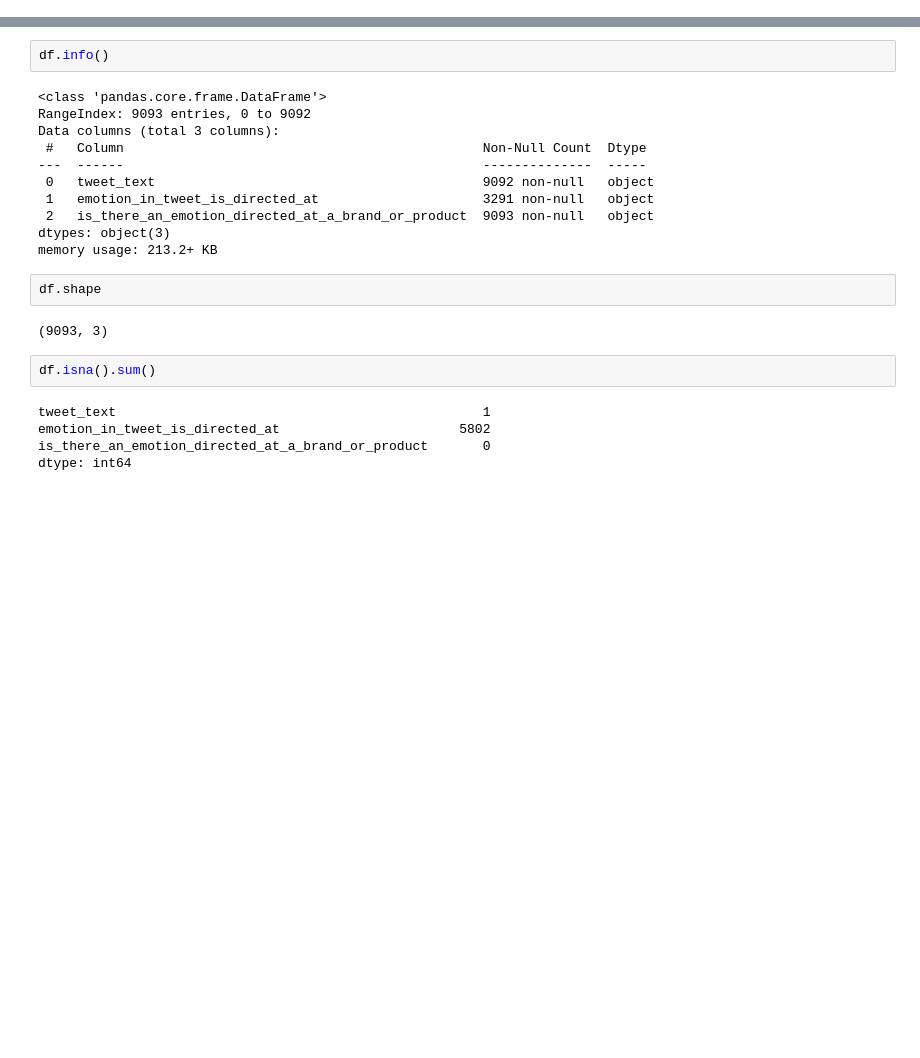
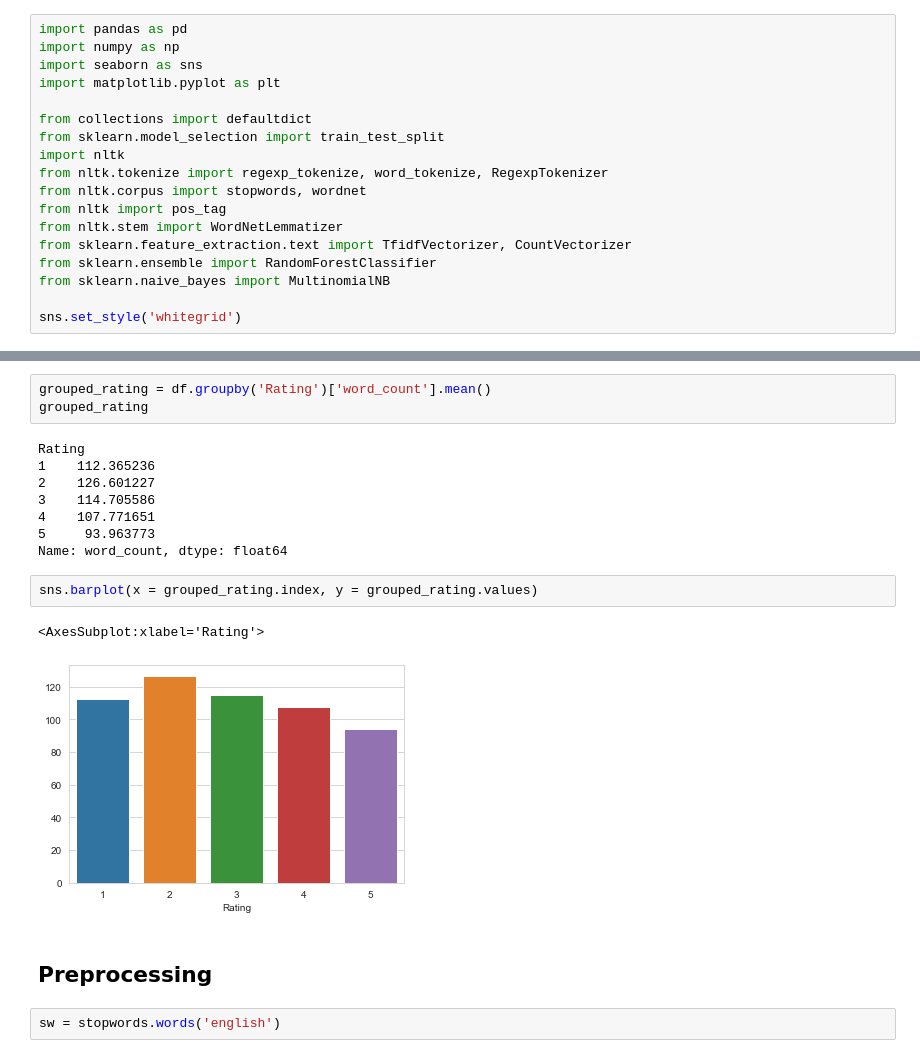
Before and after one commit to rylewww/Tripadvisor-NLP, a Jupyter notebook: Data_Analysis.ipynb, the cells around one changed output, grey strips where cells are left out. Saved outputs shown, nothing was run; the diff lists cells and outputs as text; blank space fills up the shorter version.

```diff
--- a/Data_Analysis.ipynb
+++ b/Data_Analysis.ipynb
@@ -2,0 +1,18 @@ import pandas as pd
+# %%
+import pandas as pd
+import numpy as np
+import seaborn as sns
+import matplotlib.pyplot as plt
+
+from collections import defaultdict
+from sklearn.model_selection import train_test_split
+import nltk
+from nltk.tokenize import regexp_tokenize, word_tokenize, RegexpTokenizer
+from nltk.corpus import stopwords, wordnet
+from nltk import pos_tag
+from nltk.stem import WordNetLemmatizer
+from sklearn.feature_extraction.text import TfidfVectorizer, CountVectorizer
+from sklearn.ensemble import RandomForestClassifier
+from sklearn.naive_bayes import MultinomialNB
+
+sns.set_style('whitegrid')
@@ -21,24 +60,20 @@ df.describe()
-# %%
-df.info()
-# %% [output]
-<class 'pandas.core.frame.DataFrame'>
-RangeIndex: 9093 entries, 0 to 9092
-Data columns (total 3 columns):
- #   Column                                              Non-Null Count  Dtype
----  ------                                              --------------  -----
- 0   tweet_text                                          9092 non-null   object
- 1   emotion_in_tweet_is_directed_at                     3291 non-null   object
- 2   is_there_an_emotion_directed_at_a_brand_or_product  9093 non-null   object
-dtypes: object(3)
-memory usage: 213.2+ KB
-# %%
-df.shape
-# %% [output]
-(9093, 3)
-# %%
-df.isna().sum()
-# %% [output]
-tweet_text                                               1
-emotion_in_tweet_is_directed_at                       5802
-is_there_an_emotion_directed_at_a_brand_or_product       0
-dtype: int64
+# %%
+grouped_rating = df.groupby('Rating')['word_count'].mean()
+grouped_rating
+# %% [output]
+Rating
+1    112.365236
+2    126.601227
+3    114.705586
+4    107.771651
+5     93.963773
+Name: word_count, dtype: float64
+# %%
+sns.barplot(x = grouped_rating.index, y = grouped_rating.values)
+# %% [output]
+<AxesSubplot:xlabel='Rating'>
+[figure, added]
+# %% [markdown]
+## Preprocessing
+# %%
+sw = stopwords.words('english')
```
Also changed, not shown: parts of 10 cells of this notebook, 1 other file.
